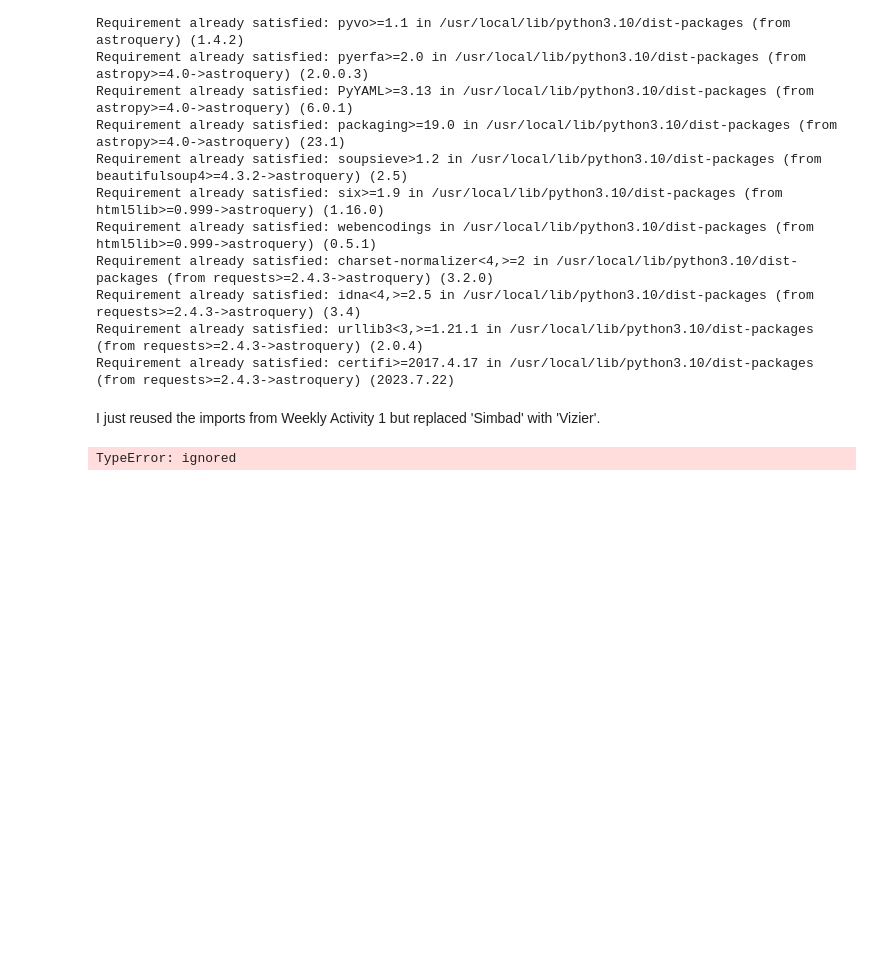
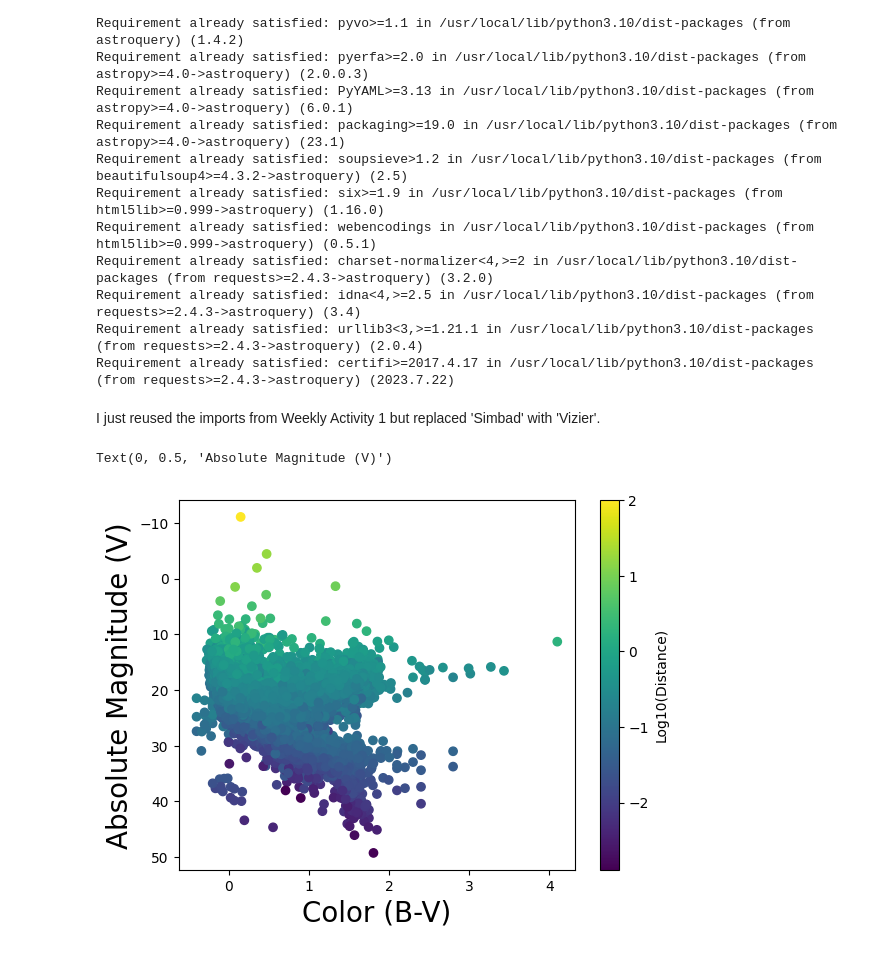
Before and after one commit to Logan-Bz/PHYS3025Work, a Jupyter notebook: Homework_1,_Problem_5_Code.ipynb, the cells around one changed output. Drawn from its saved outputs; the diff is of its cells as text; code cells hidden in the pictures; blank space fills up the shorter version.

```diff
--- a/Homework_1,_Problem_5_Code.ipynb
+++ b/Homework_1,_Problem_5_Code.ipynb
@@ -42,21 +45,26 @@ Requirement already satisfied: certifi>=2017.4.17 in /usr/local/lib/python3.10/d
 # %% [markdown]
 I just reused the imports from Weekly Activity 1 but replaced 'Simbad' with 'Vizier'.
 # %%
+from numpy.core.numeric import identity
 import array
-v = Vizier( columns =[ 'B-V', 'Vmag', 'Plx', 'e_Plx' , 'SpType' ] , column_filters ={'VMag': '!='} , row_limit = -1)
+v = Vizier( columns =[ 'B-V', 'Vmag', 'Plx', 'e_Plx' , 'SpType' , 'Lum' , 'Tc' ] , column_filters ={'VMag': '!='} , row_limit = -1)
 
 result = v.query_constraints(catalog = 'V/137D')
 BV = result[0]['B-V'].data.data
 Vmag = result[0]['Vmag'].data.data
 Plx = result[0]['Plx'].data.data
 ePlx = result[0]['e_Plx'].data.data
 ePlx = ePlx[(ePlx < 0.05*Plx)]
 Stype = result[0]['SpType'].data.data
 
-arPlx = np.array(Plx)
+Mv = Vmag + 5 - 5*np.log(np.divide(1,Plx))
 
-arPlx = log(arPlx)
-
-Mv = np.array(Vmag) + 5 - 5*log(arPlx)
+plt.scatter( BV , Mv ,c=np.log10(np.divide(1,Plx)))
+cbar=plt.colorbar()
+cbar.set_label('Log10(Distance)')
+plt.ylim(reversed(plt.ylim())) # flip the y-axis
+plt.xlabel("Color (B-V)", fontsize=20)
+plt.ylabel("Absolute Magnitude (V)", fontsize=20)
 # %% [output]
-TypeError: ignored
+Text(0, 0.5, 'Absolute Magnitude (V)')
+[figure, added]
```
Also changed, not shown: parts of 3 cells of this notebook.
